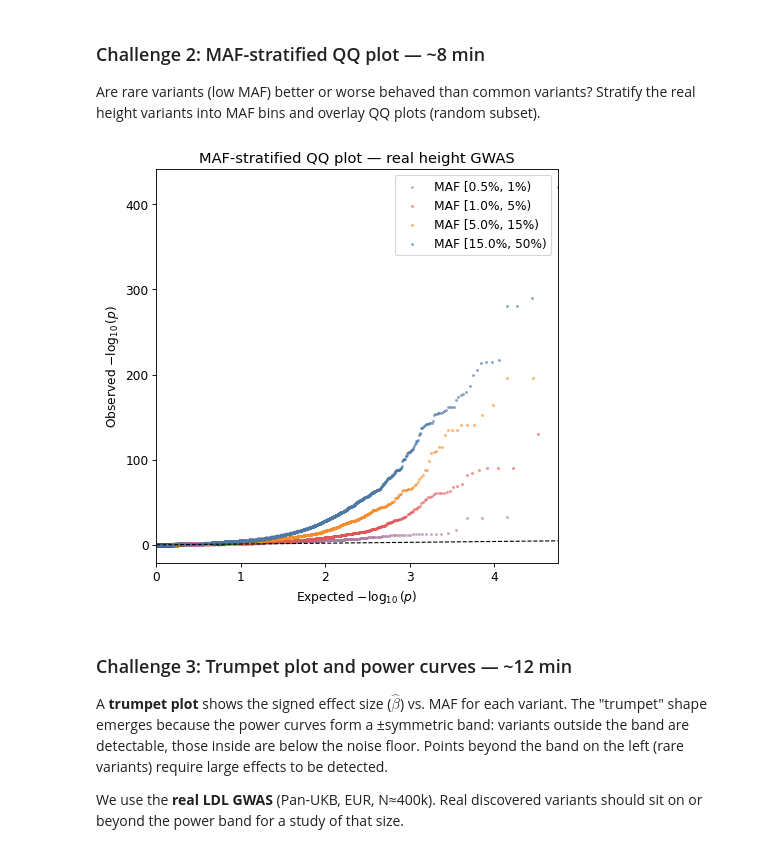
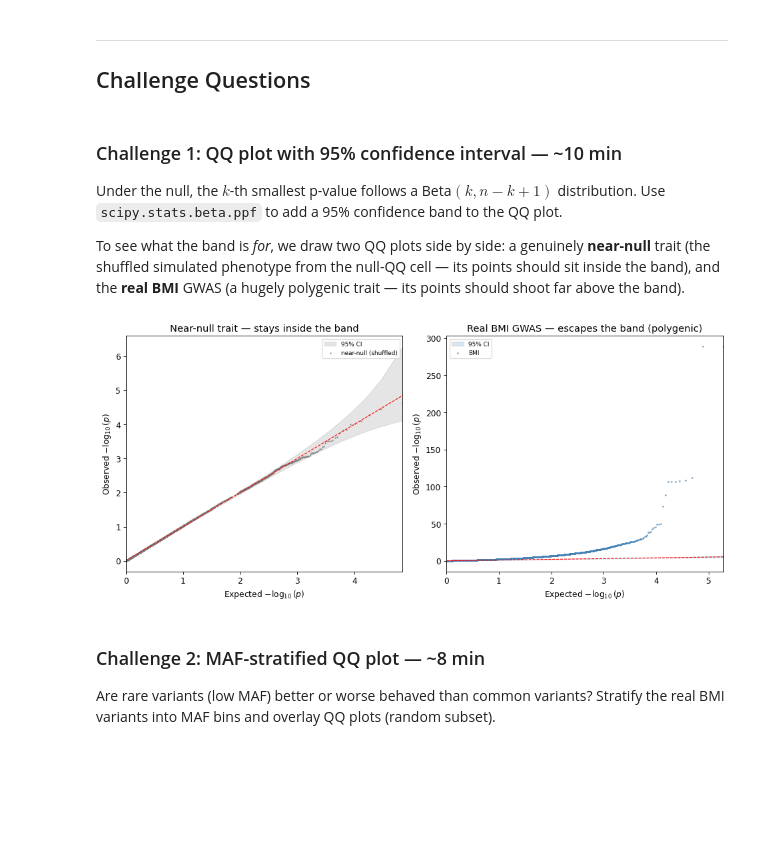
Before and after one commit to BNTechie/smartbiomed_practicals_2026, a Jupyter notebook: session2/run.ipynb, the cells around one changed output. Cells and saved outputs as stored; diff of their text form; code cells hidden in the pictures; blank space fills up the shorter version.

```diff
--- a/session2/run.ipynb
+++ b/session2/run.ipynb
@@ -568,39 +550,47 @@ plt.tight_layout(); plt.show()
+# %% [markdown]
+---
+
+## Challenge Questions
 # %% [markdown]
-### Challenge 2: MAF-stratified QQ plot — ~8 min
+### Challenge 1: QQ plot with 95% confidence interval — ~10 min
 
-Are rare variants (low MAF) better or worse behaved than common variants?
-Stratify the real height variants into MAF bins and overlay QQ plots (random subset).
+Under the null, the $k$-th smallest p-value follows a Beta$(k, n-k+1)$ distribution.
+Use `scipy.stats.beta.ppf` to add a 95% confidence band to the QQ plot.
+
+To see what the band is *for*, we draw two QQ plots side by side: a genuinely **near-null** trait
+(the shuffled simulated phenotype from the null-QQ cell — its points should sit inside the band),
+and the **real BMI** GWAS (a hugely polygenic trait — its points should shoot far above the band).
 # %%
-sub      = real['height']['rand']
-maf_h    = real['height']['maf'][sub]
-nlp_h    = real['height']['nlog10p'][sub]
-maf_bins = [(0.005, 0.01), (0.01, 0.05), (0.05, 0.15), (0.15, 0.50)]
-colours  = ['#b07aa1', '#e15759', '#f28e2b', '#4e79a7']
+def qq_plot_ci(nlog10p, ax=None, color='steelblue', ci_alpha=0.05, label=''):
+    if ax is None:
+        fig, ax = plt.subplots(figsize=(5, 5))
+    n = len(nlog10p); observed_sorted = np.sort(nlog10p); ks = np.arange(n, 0, -1)
+    d = np.unique(np.r_[_thin(n, k=4000), np.where(observed_sorted >= 2)[0]])  # thin bulk, keep tail
+    observed_sorted, ks = observed_sorted[d], ks[d]
+    expected_median = stats.beta.ppf(0.5, ks, n-ks+1)
+    ci_lower        = stats.beta.ppf(ci_alpha/2, ks, n-ks+1)
+    ci_upper        = stats.beta.ppf(1 - ci_alpha/2, ks, n-ks+1)
+    ax.fill_between(-np.log10(expected_median), -np.log10(ci_upper), -np.log10(ci_lower),
+                    alpha=0.2, color=color, label='95% CI')
+    ax.scatter(-np.log10(expected_median), observed_sorted, s=2, alpha=0.6, color=color, label=label)
+    expected_max = (-np.log10(expected_median)).max()
+    ax.plot([0, expected_max], [0, expected_max], 'r--', linewidth=1.0); ax.set_xlim(0, expected_max)
+    ax.set_xlabel(r'Expected $-\log_{10}(p)$'); ax.set_ylabel(r'Observed $-\log_{10}(p)$')
+    ax.legend(fontsize=8); return ax
 
-fig, ax = plt.subplots(figsize=(6, 6)); exp_max = 0
-for (lo, hi), col in zip(maf_bins, colours):
-    mask = (maf_h >= lo) & (maf_h < hi)
-    if mask.sum() < 10:
-        continue
-    obs = np.sort(nlp_h[mask]); m = len(obs)
-    exp = -np.log10(np.arange(m, 0, -1) / (m + 1))
-    d = np.unique(np.r_[_thin(m, k=4000, seed=int(lo*1000)), np.where(obs >= 2)[0]])
-    ax.scatter(exp[d], obs[d], s=3, alpha=0.5, color=col, label=f'MAF [{lo:.1%}, {hi:.0%})')
-    exp_max = max(exp_max, exp.max())
-ax.plot([0, exp_max], [0, exp_max], 'k--', linewidth=1); ax.set_xlim(0, exp_max)
-ax.set_title('MAF-stratified QQ plot — real height GWAS')
-ax.set_xlabel(r'Expected $-\log_{10}(p)$'); ax.set_ylabel(r'Observed $-\log_{10}(p)$')
-ax.legend(); plt.tight_layout(); plt.show()
+nlog10p_null = -np.log10(np.clip(pvals_null, 1e-300, 1))
+
+fig, axes = plt.subplots(1, 2, figsize=(12, 5.5))
+qq_plot_ci(nlog10p_null, ax=axes[0], color='grey', label='near-null (shuffled)')
+axes[0].set_title('Near-null trait — stays inside the band')
+qq_plot_ci(real['bmi']['nlog10p'][real['bmi']['rand']], ax=axes[1], color='steelblue', label='BMI')
+axes[1].set_title('Real BMI GWAS — escapes the band (polygenic)')
+plt.tight_layout(); plt.show()
 # %% [output]
-[figure, old version]
+[figure, new version]
 # %% [markdown]
-### Challenge 3: Trumpet plot and power curves — ~12 min
+### Challenge 2: MAF-stratified QQ plot — ~8 min
 
-A **trumpet plot** shows the signed effect size ($\hat{\beta}$) vs. MAF for each variant.
-The "trumpet" shape emerges because the power curves form a ±symmetric band:
-variants outside the band are detectable, those inside are below the noise floor.
-Points beyond the band on the left (rare variants) require large effects to be detected.
-
-We use the **real LDL GWAS** (Pan-UKB, EUR, N≈400k). Real discovered variants should sit
-on or beyond the power band for a study of that size.
+Are rare variants (low MAF) better or worse behaved than common variants?
+Stratify the real BMI variants into MAF bins and overlay QQ plots (random subset).
 # %%
```
Also changed, not shown: parts of 25 cells of this notebook, 11 other files.
